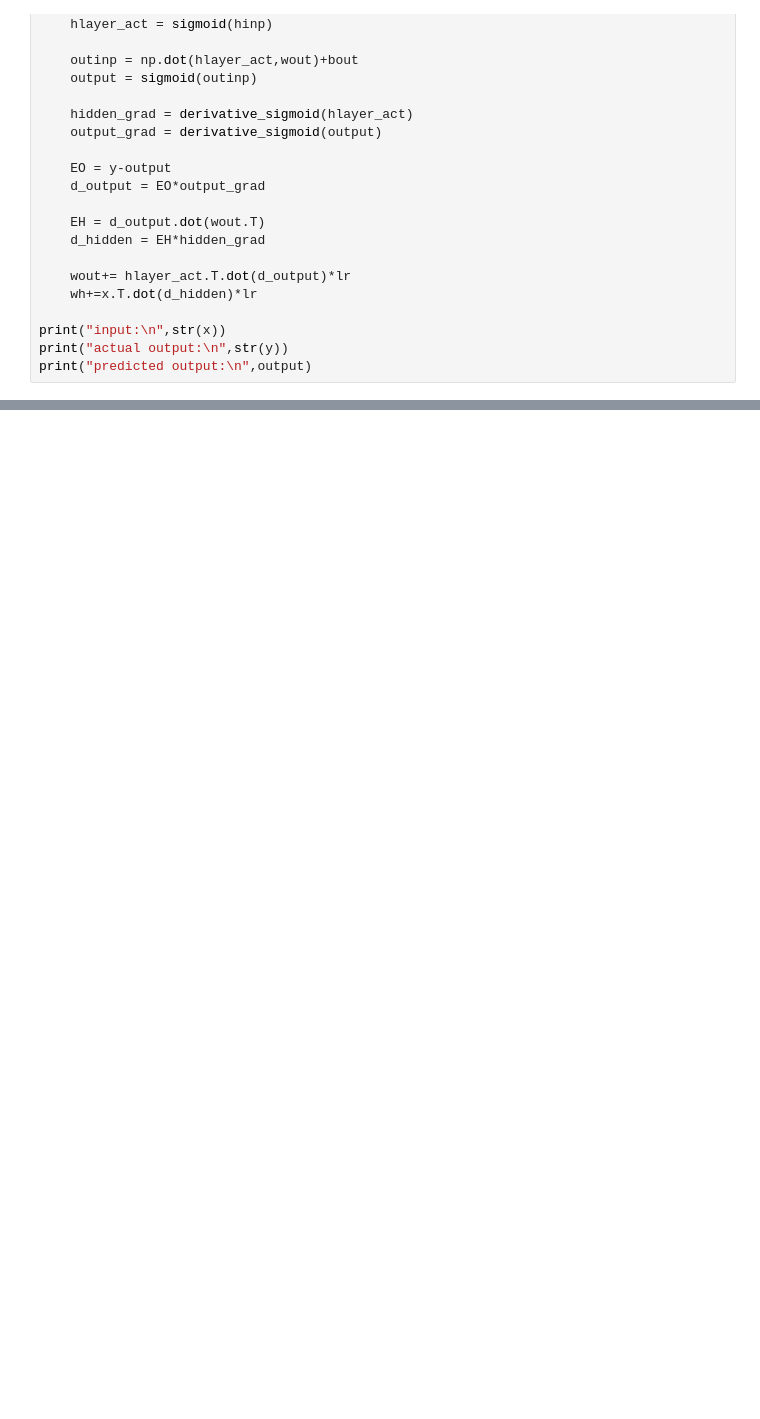
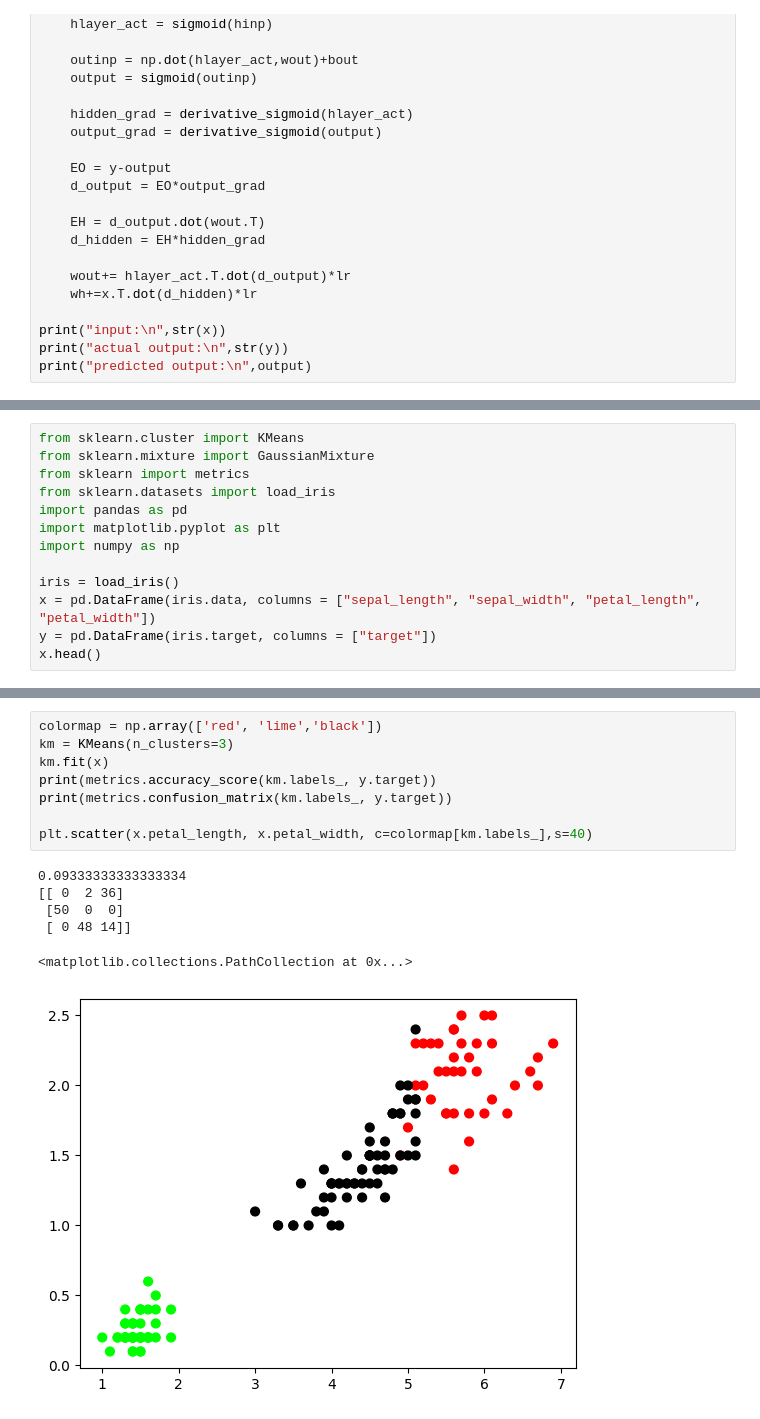
Before and after one commit to MsHegde-code/sem7, a Jupyter notebook: practiceNotebook.ipynb, the cells around one changed output, grey strips where cells are left out. Saved outputs shown, nothing was run; the diff lists cells and outputs as text; blank space fills up the shorter version.

```diff
--- a/practiceNotebook.ipynb
+++ b/practiceNotebook.ipynb
@@ -849,0 +1404,13 @@ the factorized dataset:
+# %%
+from sklearn.cluster import KMeans
+from sklearn.mixture import GaussianMixture
+from sklearn import metrics
+from sklearn.datasets import load_iris
+import pandas as pd
+import matplotlib.pyplot as plt
+import numpy as np
+
+iris = load_iris()
+x = pd.DataFrame(iris.data, columns = ["sepal_length", "sepal_width", "petal_length", "petal_width"])
+y = pd.DataFrame(iris.target, columns = ["target"])
+x.head()
@@ -849,0 +1433,15 @@ the factorized dataset:
+# %%
+colormap = np.array(['red', 'lime','black'])
+km = KMeans(n_clusters=3)
+km.fit(x)
+print(metrics.accuracy_score(km.labels_, y.target))
+print(metrics.confusion_matrix(km.labels_, y.target))
+
+plt.scatter(x.petal_length, x.petal_width, c=colormap[km.labels_],s=40)
+# %% [output]
+0.09333333333333334
+[[ 0  2 36]
+ [50  0  0]
+ [ 0 48 14]]
+<matplotlib.collections.PathCollection at 0x...>
+[figure, added]
```
Also changed, not shown: parts of 19 cells of this notebook, 2 other files.
